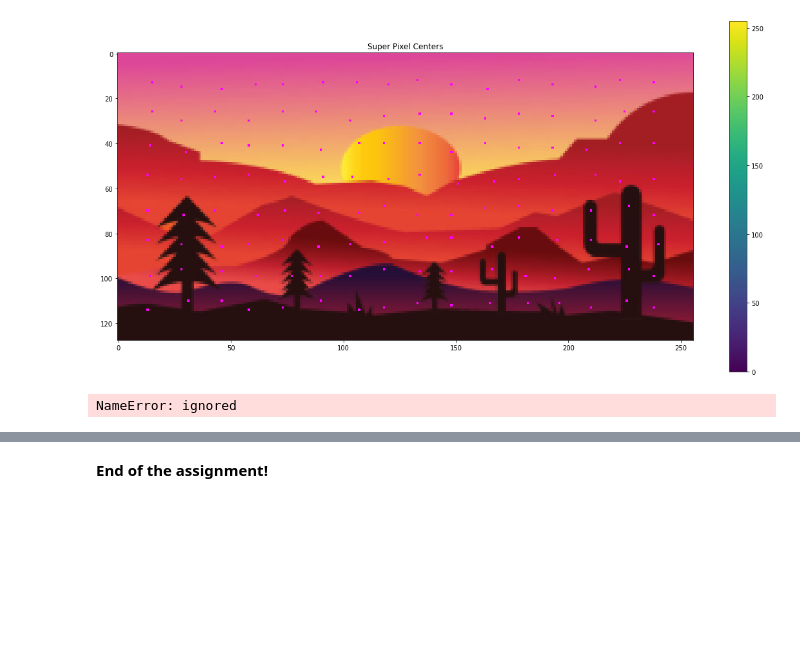
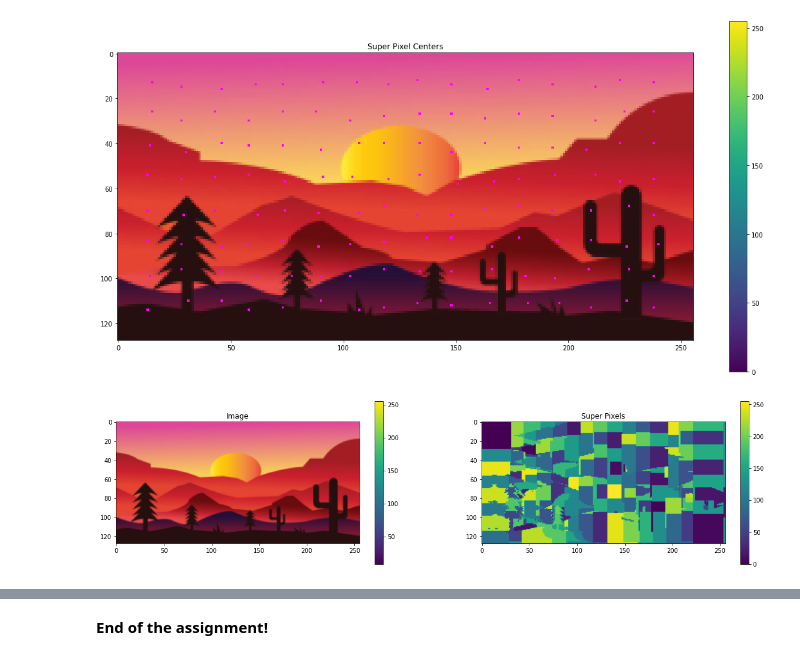
Before and after one commit to bhavanvir/ECE-471, a Jupyter notebook: ECE471_536_Assignment_3/A3_ECE_471_536_Spring_2023.ipynb, the cells around one changed output, grey strips where cells are left out. Drawn from its saved outputs; the diff is of its cells as text; code cells hidden in the pictures; blank space fills up the shorter version.

Commit message:
do_super_pixel_clustering() function is WIP.

```diff
--- a/ECE471_536_Assignment_3/A3_ECE_471_536_Spring_2023.ipynb
+++ b/ECE471_536_Assignment_3/A3_ECE_471_536_Spring_2023.ipynb
@@ -361,34 +361,58 @@ Number of Clusters: 128
 def do_super_pixel_clustering(LAB, init_clusters, itterations, m):
   # ~~~~~~~START TODO~~~~~~~~~
   # (25 points): In this function you will associate each pixel with its closest
   # clusters based on the intial clusters passed from your previous work.
   # The distance measure is equation 1 in the linked paper.
   # You do not need to normalize the LAB values or the distances.
   # This is incoperated into the selection of m.
   # The description of this loop is provided above in Algorithm 1 taken from the
   # SLIC paper.
   # Remeber s = sqrt(num_pixels/num_clusters)
   # You do not need to implement the functionality for enforcing connectivitiy.
   # You also do not need to check the L1 distance between the updates only itterate
   # 'intterations' times.
   # This function should recturn a numpy array of shape (h,w) where
   # the value at each point is the index to the intial_cluster it has been associated to
   # and a new list of cluster centers.
   # You can leave points without a cluster at a value of -1
+  h, w = LAB.shape[:2]
+  numPixels = h*w
+  numClusters = len(init_clusters)
+  s = np.sqrt(numPixels/numClusters).astype(np.uint8)
 
+  new_clusters = np.zeros_like(init_clusters)
+  cluster_associations = np.full((h, w), -1)
+  for _ in range(itterations):
+    for i in range(numClusters):
+      clusterL, clusterA, clusterB, yVal, xVal = init_clusters[i]
+      xMin, xMax = max(0, xVal-s), min(w, xVal+s)
+      yMin, yMax = max(0, yVal-s), min(h, yVal+s)
+      for x in range(xMin, xMax):
+        for y in range(yMin, yMax):
+          imageL, imageA, imageB = LAB[y, x, :]
+          dlab = np.sqrt((imageL - clusterL)**2 + (imageA - clusterA)**2 + (imageB - clusterB)**2)
+          dxy = np.sqrt((xVal-x)**2+(yVal-y)**2)
+          Ds = dlab+(m/s)*dxy
+          if Ds < cluster_associations[y, x] or cluster_associations[y, x] == -1:
+            cluster_associations[y, x] = i
+
+    for i in range(h):
+      for j in range(w):
+        centerIndex = cluster_associations[i, j]
+        new_clusters[centerIndex] = np.concatenate([LAB[i, j, :], [j, i]])
   # ~~~~~~~~END TODO~~~~~~~~~~
   return cluster_associations, new_clusters
 
 cluster_associations, new_clusters = do_super_pixel_clustering(LAB, centers, 2, 10)
 cluster_associations = (cluster_associations*123)%256
 
 plt.figure(figsize = (20,5))
 plt.subplot(1, 2, 1)
 plt = pltImg(cv2.cvtColor(img,cv2.COLOR_BGR2RGB),title="Image", ori='vertical')
 plt.subplot(1, 2, 2)
 plt = pltImg(cluster_associations,title = "Super Pixels", ori='vertical')
 # %% [output]
-NameError: ignored
+[figure, added]
 # %%
 cluster_associations, new_clusters = do_super_pixel_clustering(LAB, centers, 2, 100)
 cluster_associations = (cluster_associations*123)%256
```
Also changed, not shown: parts of 1 cell of this notebook.
